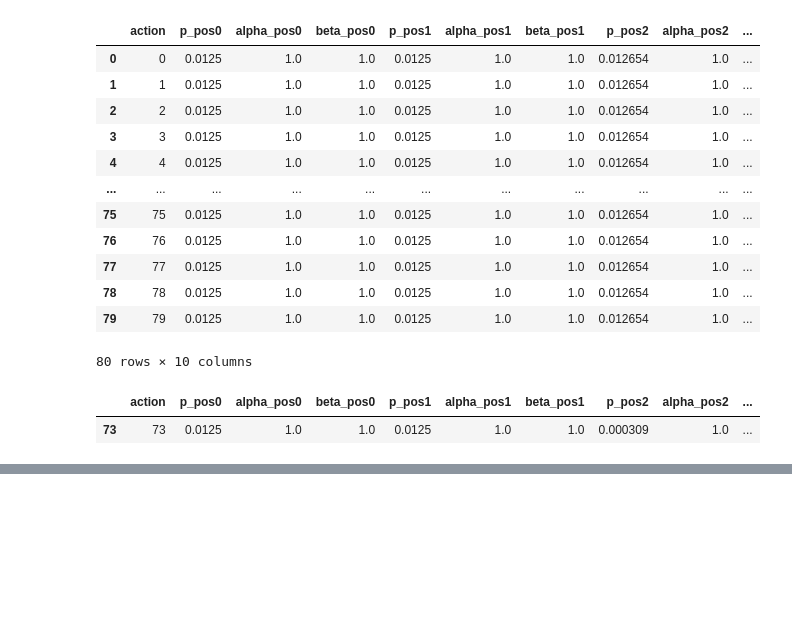
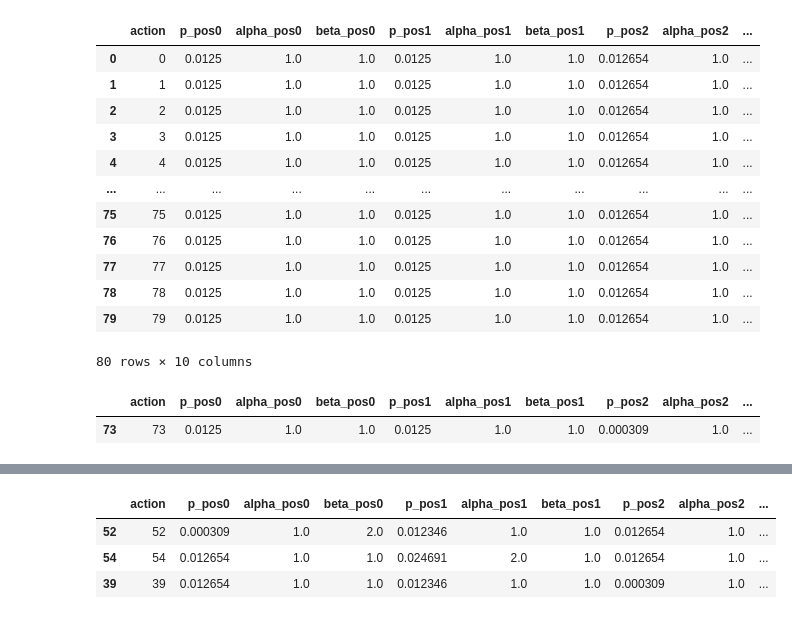
Before and after one commit to armandordorica/OBP_Replication, a Jupyter notebook: notebooks/bandit.ipynb, the cells around one changed output, grey strips where cells are left out. Saved outputs shown, nothing was run; the diff lists cells and outputs as text; code cells hidden in the pictures; blank space fills up the shorter version.

```diff
--- a/notebooks/bandit.ipynb
+++ b/notebooks/bandit.ipynb
@@ -152,3 +148,77 @@ df_probs[df_probs['action'] == obs_action]
 # %% [output]
 |  | action | p_pos0 | alpha_pos0 | beta_pos0 | p_pos1 | alpha_pos1 | beta_pos1 | p_pos2 | alpha_pos2 | ... |
 | 73 | 73 | 0.0125 | 1.0 | 1.0 | 0.0125 | 1.0 | 1.0 | 0.000309 | 1.0 | ... |
+# %%
+import numpy as np
+import pandas as pd
+
+# Setup
+n_actions = bf["n_actions"]     # K=80
+positions = [0, 1, 2]
+
+# Priors: Beta(1,1) everywhere
+alpha = {pos: np.ones(n_actions, dtype=float) for pos in positions}
+beta  = {pos: np.ones(n_actions, dtype=float) for pos in positions}
+
+# Your sampled observations (from df.groupby("position").sample(1))
+sampled = pd.DataFrame([
+    {"action": 52, "position": 0, "reward": 0},
+    {"action": 54, "position": 1, "reward": 1},
+    {"action": 39, "position": 2, "reward": 0},
+])
+
+print("Sampled observations:")
+print(sampled)
+
+# Update α/β for each sampled observation
+for _, row in sampled.iterrows():
+    a_obs = int(row["action"])
+    p_obs = int(row["position"])
+    r_obs = int(row["reward"])
+    alpha[p_obs][a_obs] += r_obs
+    beta[p_obs][a_obs]  += (1 - r_obs)
+
+def exact_pmf_one_update(K: int, updated_arm: int, reward: int):
+    """
+    Closed-form TS selection probabilities when all arms start Beta(1,1),
+    and exactly one arm has been updated once:
+      reward=1 -> that arm is Beta(2,1)
+      reward=0 -> that arm is Beta(1,2)
+    Returns a length-K vector of probabilities (sums to 1).
+    """
+    p = np.empty(K, dtype=float)
+    if reward == 1:
+        # updated arm: 2/(K+1); each other: 1/(K+1)
+        p_updated = 2.0 / (K + 1.0)
+        p_others  = 1.0 / (K + 1.0)
+    else:
+        # reward==0: updated arm: 2/(K*(K+1)); others split the remainder
+        p_updated = 2.0 / (K * (K + 1.0))
+        p_others  = (1.0 - p_updated) / (K - 1.0)
+    p.fill(p_others)
+    p[updated_arm] = p_updated
+    return p
+
+# Build per-position selection probabilities
+pmf_by_pos = {}
+for pos in positions:
+    obs_row = sampled.loc[sampled["position"] == pos].iloc[0]
+    pmf_by_pos[pos] = exact_pmf_one_update(n_actions,
+                                           updated_arm=int(obs_row["action"]),
+                                           reward=int(obs_row["reward"]))
+
+# Assemble the DataFrame: probabilities + α/β per position
+rows = []
+for a in range(n_actions):
+    row = {"action": a}
+    for pos in positions:
+        row[f"p_pos{pos}"]      = pmf_by_pos[pos][a]
+        row[f"alpha_pos{pos}"]  = alpha[pos][a]
+        row[f"beta_pos{pos}"]   = beta[pos][a]
+    rows.append(row)
+
+df_probs = pd.DataFrame(rows)
+
+print("\nUpdated probabilities and priors:")
+df_probs.loc[[52, 54, 39]]  # show only the updated actions
+# %% [output]
@@ -154,0 +232,4 @@ df_probs[df_probs['action'] == obs_action]
+|  | action | p_pos0 | alpha_pos0 | beta_pos0 | p_pos1 | alpha_pos1 | beta_pos1 | p_pos2 | alpha_pos2 | ... |
+| 52 | 52 | 0.000309 | 1.0 | 2.0 | 0.012346 | 1.0 | 1.0 | 0.012654 | 1.0 | ... |
+| 54 | 54 | 0.012654 | 1.0 | 1.0 | 0.024691 | 2.0 | 1.0 | 0.012654 | 1.0 | ... |
+| 39 | 39 | 0.012654 | 1.0 | 1.0 | 0.012346 | 1.0 | 1.0 | 0.000309 | 1.0 | ... |
```
Also changed, not shown: parts of 4 cells of this notebook.
